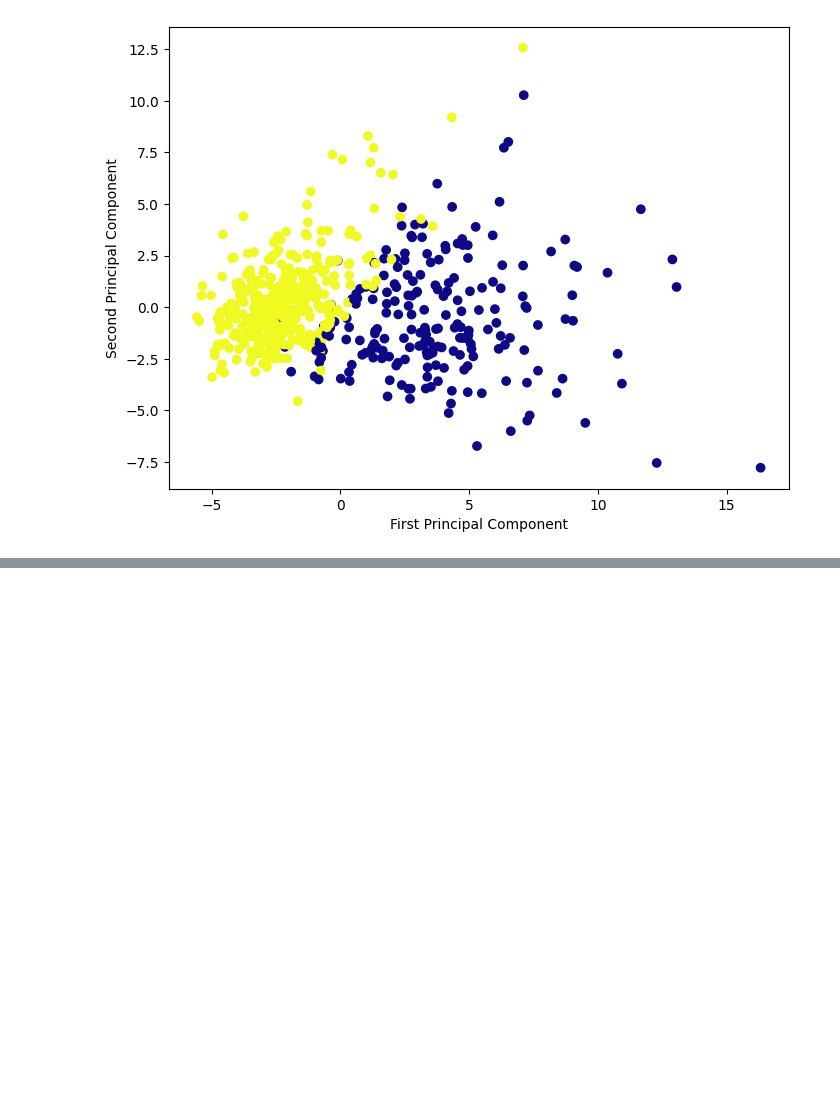
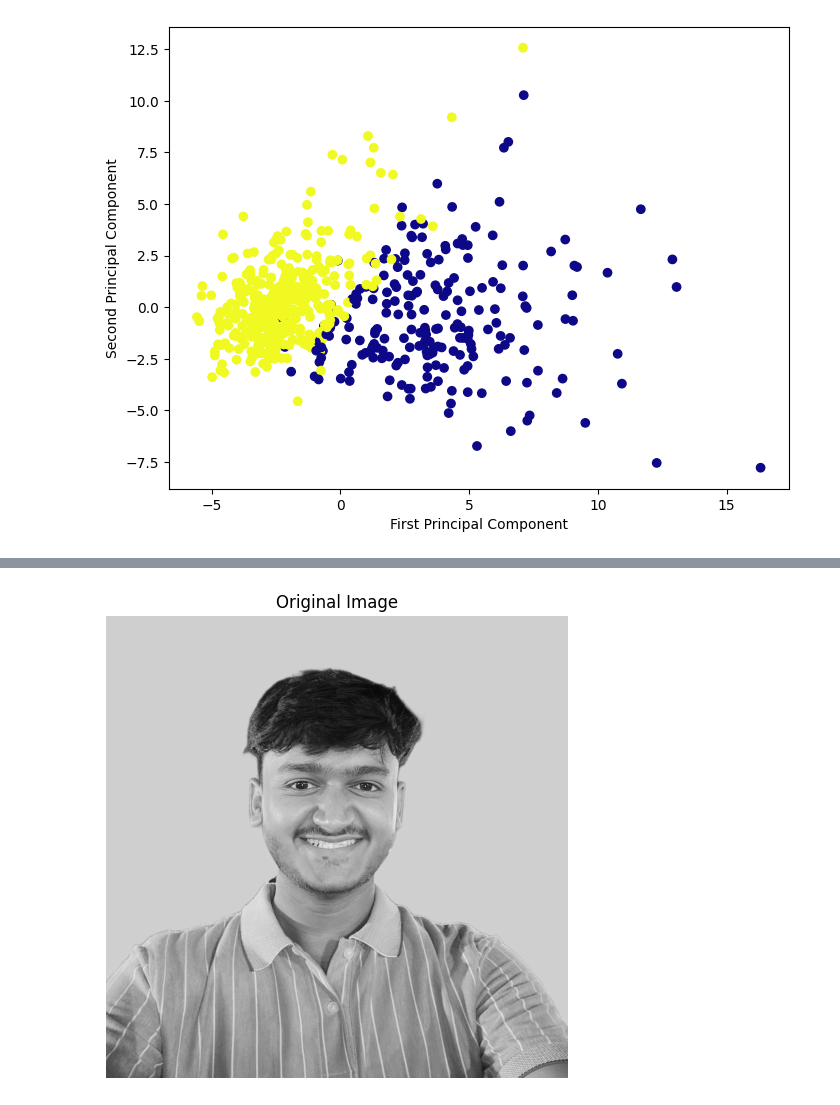
Before and after one commit to raw9k/Learning-ML, a Jupyter notebook: pca.ipynb, the cells around one changed output, grey strips where cells are left out. Cells and saved outputs as stored; diff of their text form; code cells hidden in the pictures; blank space fills up the shorter version.

```diff
--- a/pca.ipynb
+++ b/pca.ipynb
@@ -171,0 +357,94 @@ Text(0, 0.5, 'Second Principal Component')
+# %%
+import numpy as np
+import matplotlib.pyplot as plt
+from PIL import Image
+
+# ---------------------------
+# 1️⃣ Load and preprocess image
+# ---------------------------
+# Replace with your image path
+img = Image.open(r"C:\Users\rauna\Downloads\image.jpg").convert('L')
+X = np.array(img, dtype=float)
+X /= 255.0  # Normalize pixel values
+
+n, m = X.shape
+print(f"Original Image Shape: {n} x {m}")
+print(f"Original storage (in units): {n*m}")
+
+# Display original image
+plt.figure(figsize=(6,6))
+plt.imshow(X, cmap='gray')
+plt.title("Original Image")
+plt.axis('off')
+plt.show()
+
+# ---------------------------
+# 2️⃣ Center the image data
+# ---------------------------
+X_mean = np.mean(X, axis=0)
+X_centered = X - X_mean
+
+# ---------------------------
+# 3️⃣ Covariance matrix
+# ---------------------------
+cov_matrix = np.cov(X_centered, rowvar=False)
+
+# ---------------------------
+# 4️⃣ Eigen decomposition
+# ---------------------------
+eigenvalues, eigenvectors = np.linalg.eigh(cov_matrix)
+
+# Sort descending
+sorted_idx = np.argsort(eigenvalues)[::-1]
+eigenvalues = eigenvalues[sorted_idx]
+eigenvectors = eigenvectors[:, sorted_idx]
+
+# ---------------------------
+# 5️⃣ Choose number of principal components
+# ---------------------------
+k_values = [5, 20, 50, 100, 200,300]
+
+# ---------------------------
+# 6️⃣ Reconstruct and compute storage
+# ---------------------------
+plt.figure(figsize=(15,8))
+plt.suptitle("PCA Image Compression (with Storage Computation)", fontsize=14)
+
+for i, k in enumerate(k_values, 1):
+    # Top-k eigenvectors
+    top_k_eigvecs = eigenvectors[:, :k]
+
+    # Project to k dimensions
+    X_reduced = np.dot(X_centered, top_k_eigvecs)
+
+    # Reconstruct
+    X_reconstructed = np.dot(X_reduced, top_k_eigvecs.T) + X_mean
+    X_reconstructed = np.clip(X_reconstructed, 0, 1)
+
+    # ---------------------------
+    # Storage Calculation
+    # ---------------------------
+    original_storage = n * m
+    pca_storage = k * (n + m + 1)
+    compression_ratio = (pca_storage / original_storage) * 100
+
+    print(f"k = {k:<4} | PCA Storage = {pca_storage:<8} | "
+          f"Compression Ratio = {compression_ratio:6.2f}% of original")
+
+    # ---------------------------
+    # Visualization
+    # ---------------------------
+    plt.subplot(2, 3, i)
+    plt.imshow(X_reconstructed, cmap='gray')
+    plt.title(f"k = {k}\n({compression_ratio:.1f}% storage)")
+    plt.axis('off')
+
+plt.tight_layout()
+plt.show()
+
+# ---------------------------
+# 7️⃣ Verify orthonormality of eigenvectors
+# ---------------------------
+orth_check = np.dot(eigenvectors.T, eigenvectors)
+print("\nCheck orthonormality (should be Identity):\n", np.round(orth_check[:5, :5], 3))
+# %% [output]
@@ -171,0 +453 @@ Text(0, 0.5, 'Second Principal Component')
+[figure, added]
```
Also changed, not shown: parts of 6 cells of this notebook.
